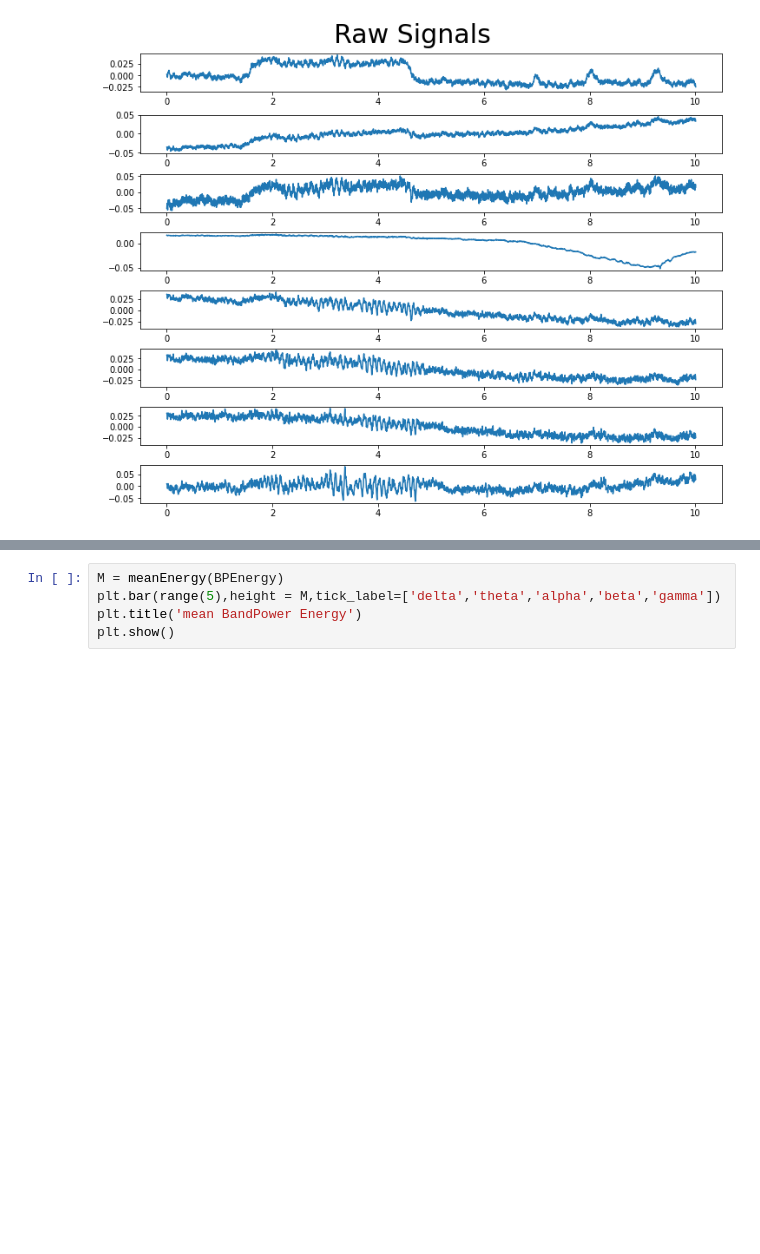
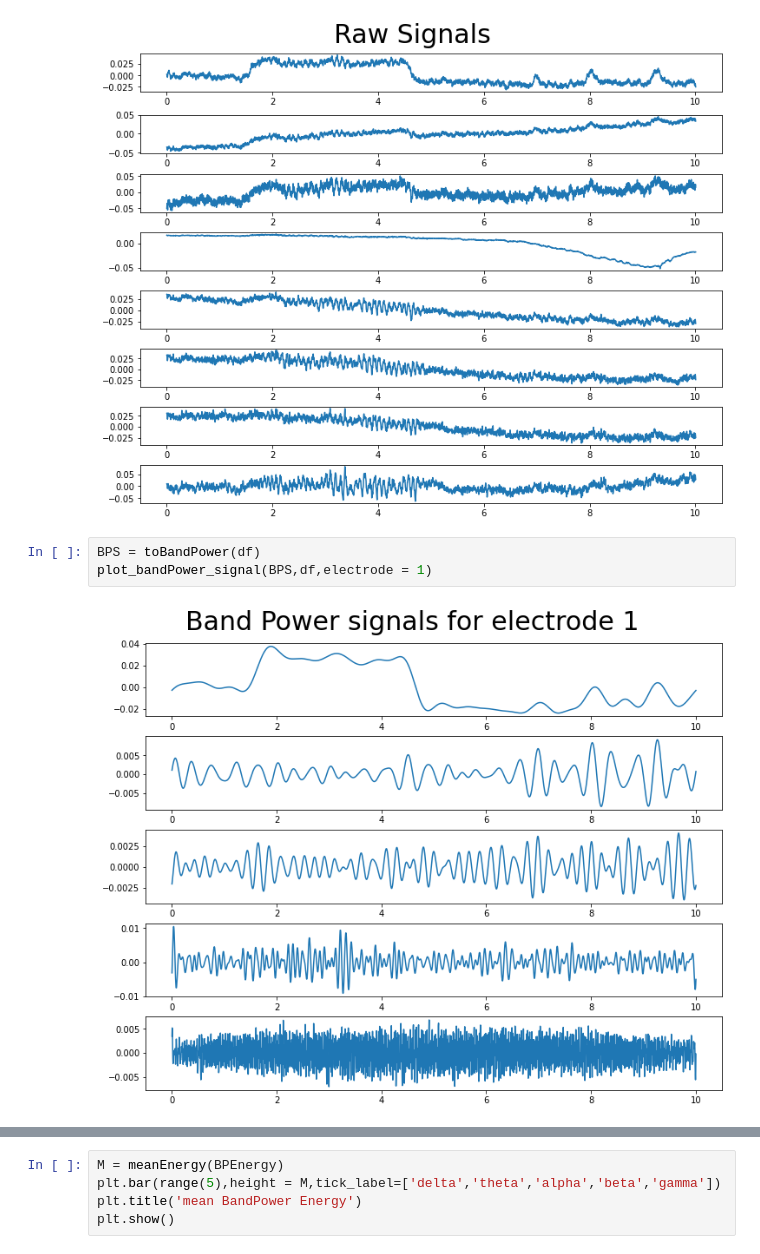
Before and after one commit to VirgileValiau/Smell_Recognition, a Jupyter notebook: src/wave_transformation.ipynb, the cells around one changed output, grey strips where cells are left out. Cells and saved outputs as stored; diff of their text form; blank space fills up the shorter version.

Commit message:
varying energy of the bandPower signals

```diff
--- a/src/wave_transformation.ipynb
+++ b/src/wave_transformation.ipynb
@@ -18,3 +18,8 @@ df = pd.read_csv(latest_smell)
 plot_raw_signal(df)
 # %% [output]
 [figure]
+# %%
+BPS = toBandPower(df)
+plot_bandPower_signal(BPS,df,electrode = 1)
+# %% [output]
+[figure, added]
```
Also changed, not shown: parts of 2 cells of this notebook, 3 other files.
